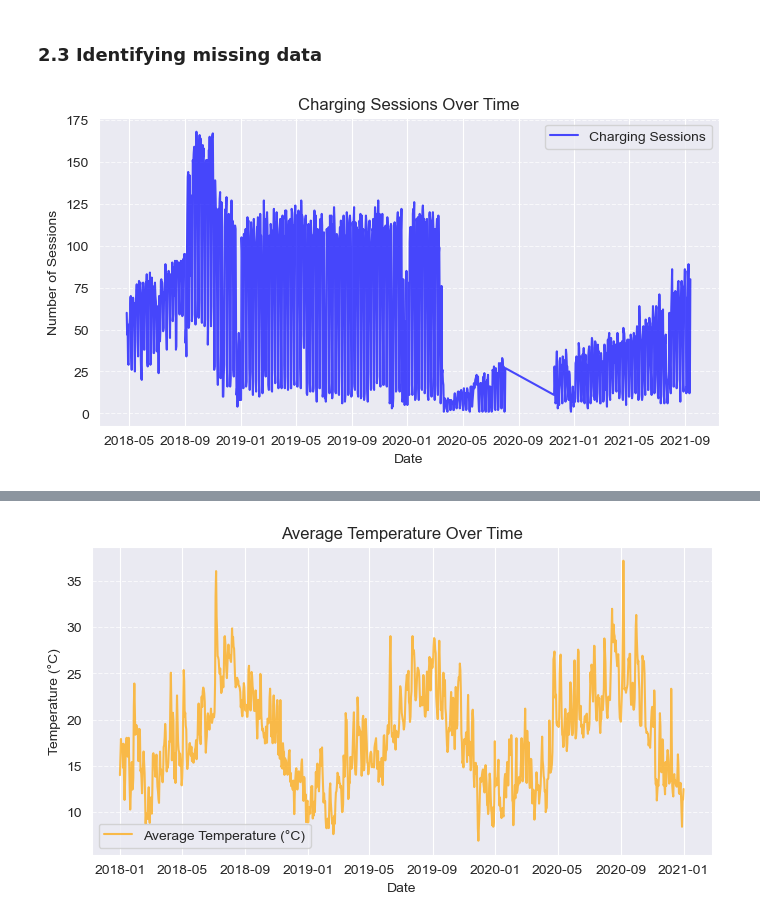
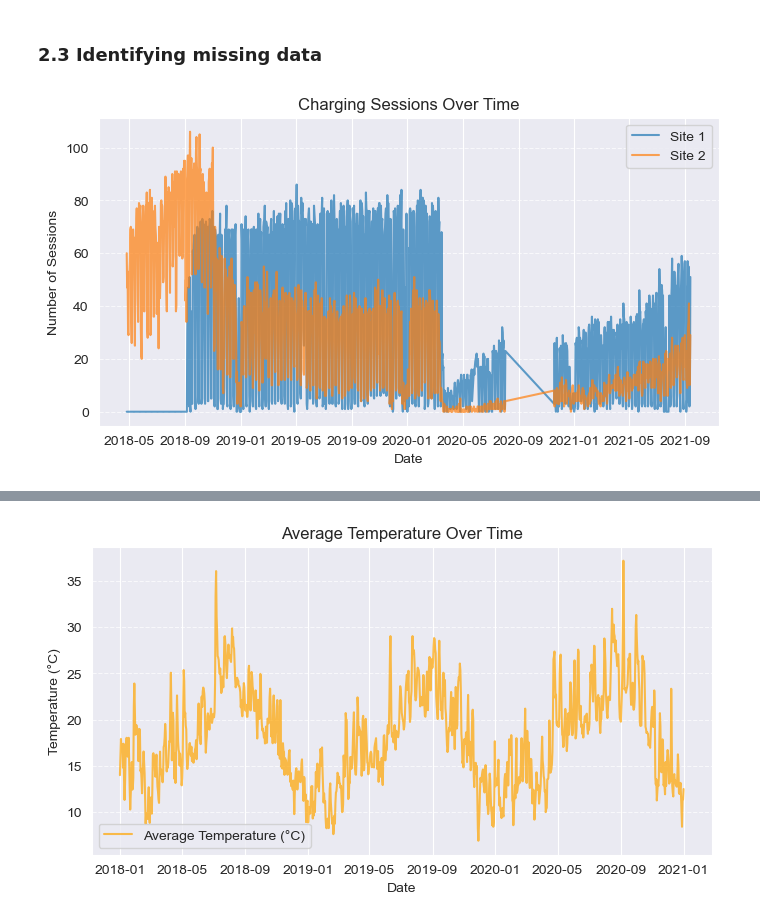
Before and after one commit to pmoll01/AA2024_Groupwork_DynamoData, a Jupyter notebook: Groupwork_DynamoData.ipynb, the cells around one changed output, grey strips where cells are left out. Saved outputs shown, nothing was run; the diff lists cells and outputs as text; code cells hidden in the pictures.

Commit message:
updates to data exploration

```diff
--- a/Groupwork_DynamoData.ipynb
+++ b/Groupwork_DynamoData.ipynb
@@ -263,22 +263,21 @@ dftest[3]
 # %%
 # First visualization of both datasets
 
 # Extract date for grouping
 charging_data['connection_date'] = charging_data['connectionTime'].dt.date
-weather_data['weather_date'] = weather_data['timestamp'].dt.date
 
 # Aggregate charging sessions per day
-charging_sessions_per_day = charging_data.groupby('connection_date').size()
-average_temperature_per_day = weather_data.groupby('weather_date')['temperature'].mean()
+charging_sessions_per_day = charging_data.groupby(['connection_date', 'siteID']).size().unstack(fill_value=0)
 
 # Plot charging sessions over time
 plt.figure(figsize=(8, 4))
-charging_sessions_per_day.plot(label='Charging Sessions', color='blue', alpha=0.7)
+for siteID in charging_sessions_per_day.columns:
+    charging_sessions_per_day[siteID].plot(label=f'Site {siteID}', alpha=0.7)
 plt.title('Charging Sessions Over Time')
 plt.xlabel('Date')
 plt.ylabel('Number of Sessions')
 plt.legend()
 plt.grid(axis='y', linestyle='--', alpha=0.7)
 plt.show()
 # %% [output]
-[figure, old version]
+[figure, new version]
```
Also changed, not shown: parts of 9 cells of this notebook.
